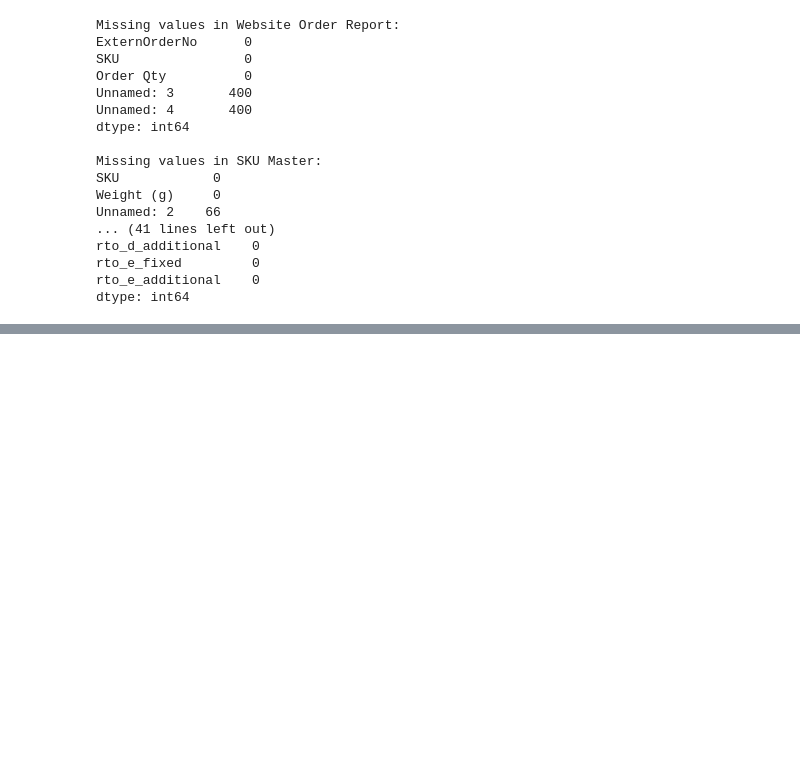
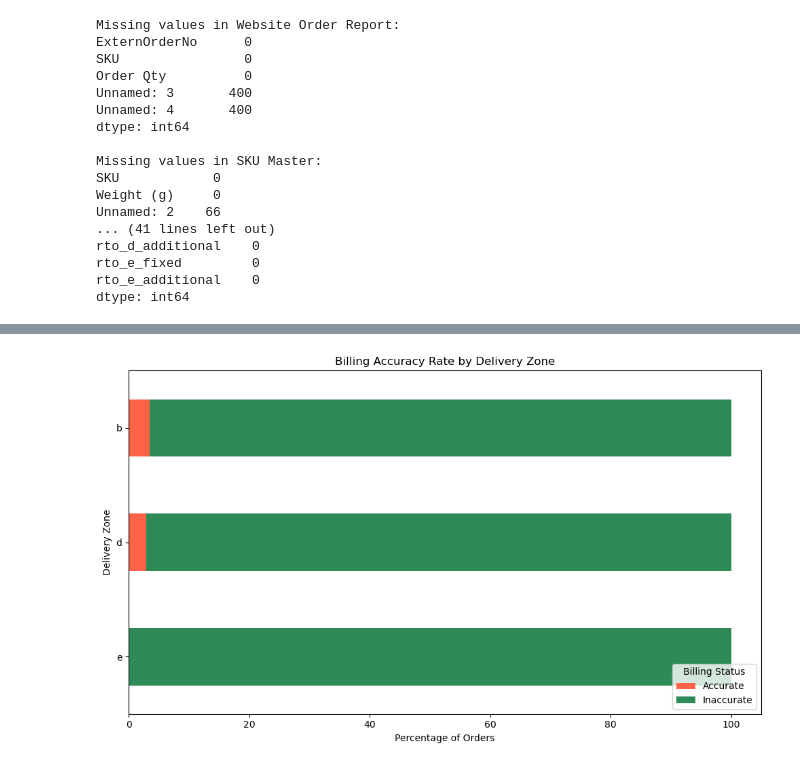
Before and after one commit to pchernic/EcommerceFraudCase, a Jupyter notebook: analysis.ipynb, the cells around one changed output, grey strips where cells are left out. Cells and saved outputs as stored; diff of their text form; code cells hidden in the pictures; blank space fills up the shorter version.

```diff
--- a/analysis.ipynb
+++ b/analysis.ipynb
@@ -70,0 +323,27 @@ dtype: int64
+# %%
+#Create a column that flags whether the charge was correct:
+
+merged_output['Charge Accuracy'] = merged_output['Difference (Rs.)'].apply(
+    lambda x: 'Accurate' if round(x, 2) == 0 else 'Inaccurate'
+)
+# %%
+# . Group by zone and calculate the accuracy rate:
+
+zone_accuracy = merged_output.groupby('Delivery Zone Charged by Courier Company')['Charge Accuracy'].value_counts(normalize=True).unstack().fillna(0)
+zone_accuracy = zone_accuracy * 100  # convert to percentage
+# %%
+zone_accuracy.sort_values('Accurate', ascending=True).plot(
+    kind='barh',
+    stacked=True,
+    color=['tomato', 'seagreen'],
+    figsize=(10,6)
+)
+
+plt.title("Billing Accuracy Rate by Delivery Zone")
+plt.xlabel("Percentage of Orders")
+plt.ylabel("Delivery Zone")
+plt.legend(title='Billing Status', loc='lower right')
+plt.tight_layout()
+plt.show()
+# %% [output]
+[figure, added]
```
Also changed, not shown: parts of 30 cells of this notebook.
